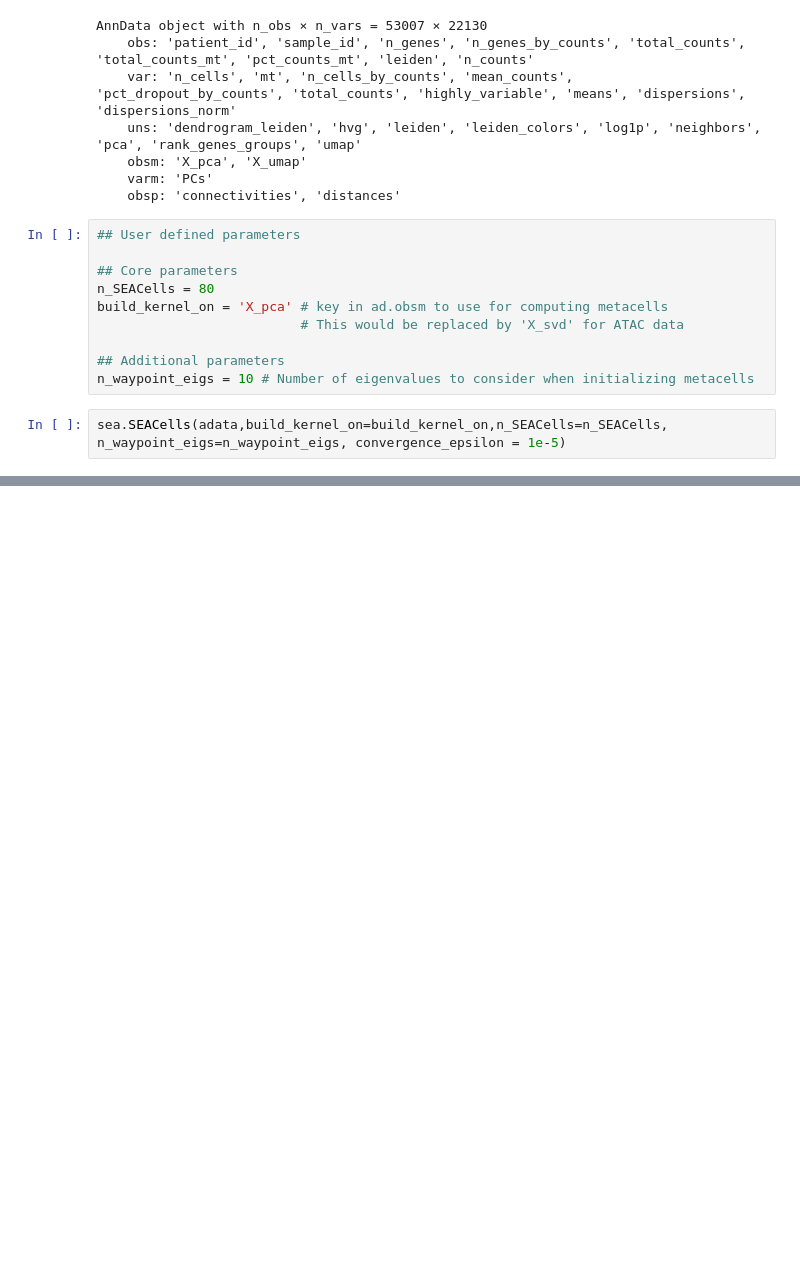
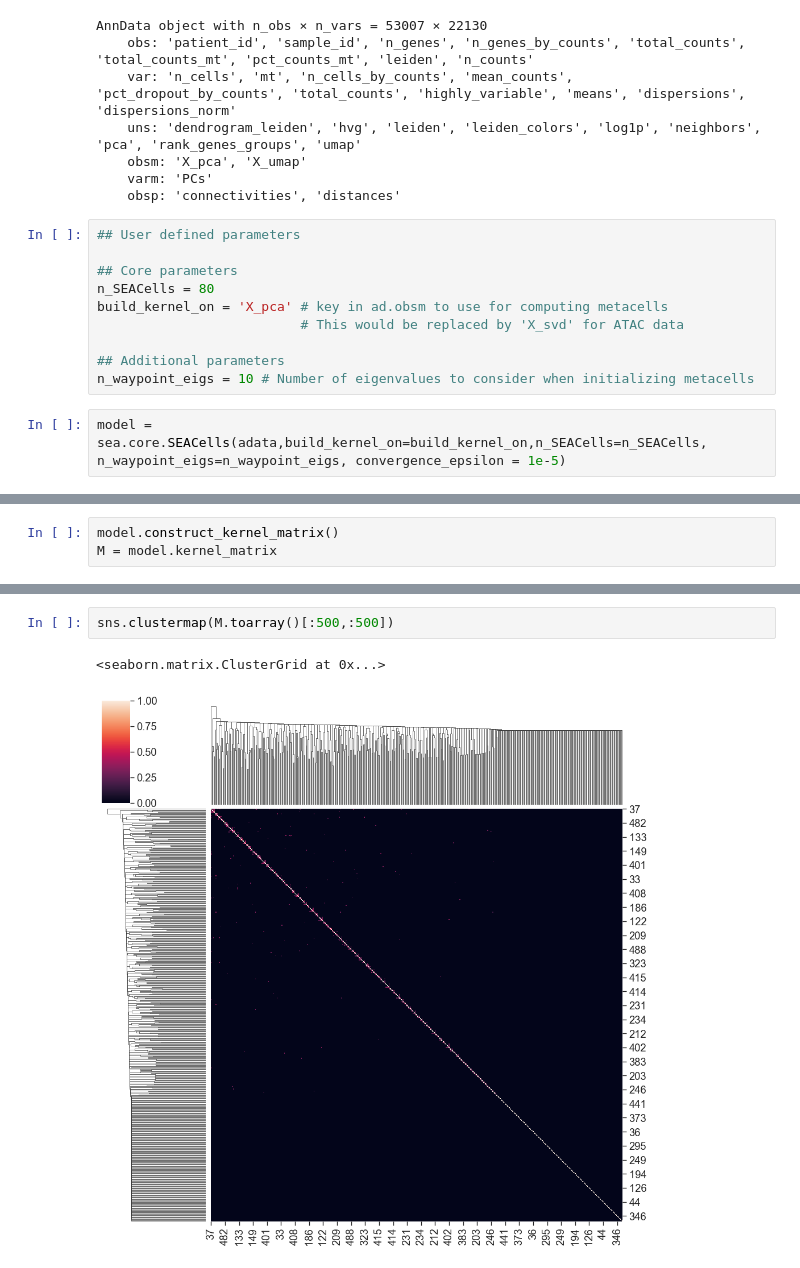
Before and after one commit to tuonglab/Alicia-Project-1, a Jupyter notebook: notebooks/SEACells for Mehtonen et al.ipynb, the cells around one changed output, grey strips where cells are left out. Drawn from its saved outputs; the diff is of its cells as text; blank space fills up the shorter version.

```diff
--- a/notebooks/SEACells for Mehtonen et al.ipynb
+++ b/notebooks/SEACells for Mehtonen et al.ipynb
@@ -62,5 +57,5 @@ build_kernel_on = 'X_pca' # key in ad.obsm to use for computing metacells
 ## Additional parameters
 n_waypoint_eigs = 10 # Number of eigenvalues to consider when initializing metacells
 # %%
-sea.SEACells(adata,build_kernel_on=build_kernel_on,n_SEACells=n_SEACells, n_waypoint_eigs=n_waypoint_eigs, convergence_epsilon = 1e-5)
+model = sea.core.SEACells(adata,build_kernel_on=build_kernel_on,n_SEACells=n_SEACells, n_waypoint_eigs=n_waypoint_eigs, convergence_epsilon = 1e-5)
 # %% [output]
@@ -67,0 +63,3 @@ AttributeError: module 'SEACells' has no attribute 'SEACells'
+# %%
+model.construct_kernel_matrix()
+M = model.kernel_matrix
@@ -67,0 +75,5 @@ AttributeError: module 'SEACells' has no attribute 'SEACells'
+# %%
+sns.clustermap(M.toarray()[:500,:500])
+# %% [output]
+<seaborn.matrix.ClusterGrid at 0x...>
+[figure, added]
```
Also changed, not shown: parts of 28 cells of this notebook, 2 other files.
